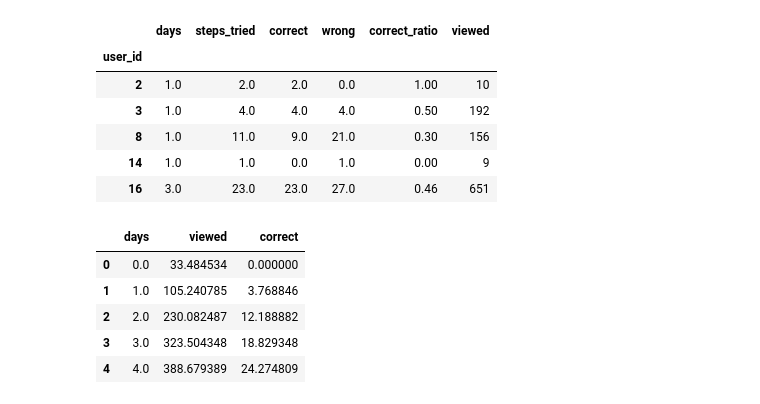
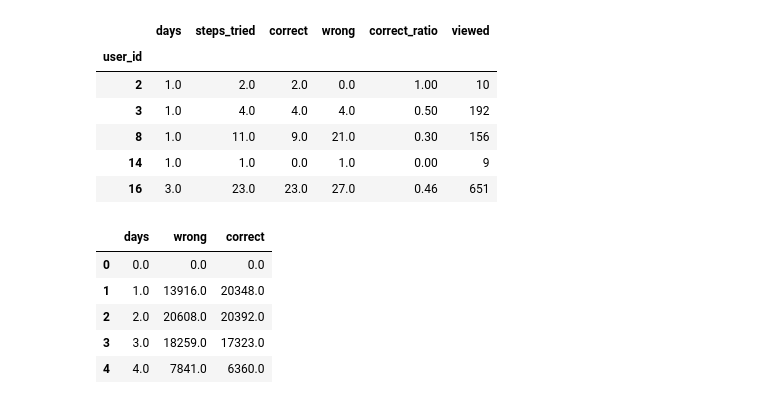
Before and after one commit to Jimmply/stepik, a Jupyter notebook: stepic.ipynb, the cells around one changed output. Saved outputs shown, nothing was run; the diff lists cells and outputs as text; code cells hidden in the pictures.

```diff
--- a/stepic.ipynb
+++ b/stepic.ipynb
@@ -463,11 +463,11 @@ X.head()
 | 14 | 1.0 | 1.0 | 0.0 | 1.0 | 0.00 | 9 |
 | 16 | 3.0 | 23.0 | 23.0 | 27.0 | 0.46 | 651 |
 # %%
-X.groupby(['days'], as_index=False).agg({"viewed" : 'mean', "correct" : 'mean'}).head()
+X.groupby(['days'], as_index=False).agg({"wrong" : 'sum', "correct" : 'sum'}).head()
 # %% [output]
-|  | days | viewed | correct |
-| 0 | 0.0 | 33.484534 | 0.000000 |
-| 1 | 1.0 | 105.240785 | 3.768846 |
-| 2 | 2.0 | 230.082487 | 12.188882 |
-| 3 | 3.0 | 323.504348 | 18.829348 |
-| 4 | 4.0 | 388.679389 | 24.274809 |
+|  | days | wrong | correct |
+| 0 | 0.0 | 0.0 | 0.0 |
+| 1 | 1.0 | 13916.0 | 20348.0 |
+| 2 | 2.0 | 20608.0 | 20392.0 |
+| 3 | 3.0 | 18259.0 | 17323.0 |
+| 4 | 4.0 | 7841.0 | 6360.0 |
```
Also changed, not shown: parts of 3 cells of this notebook.
